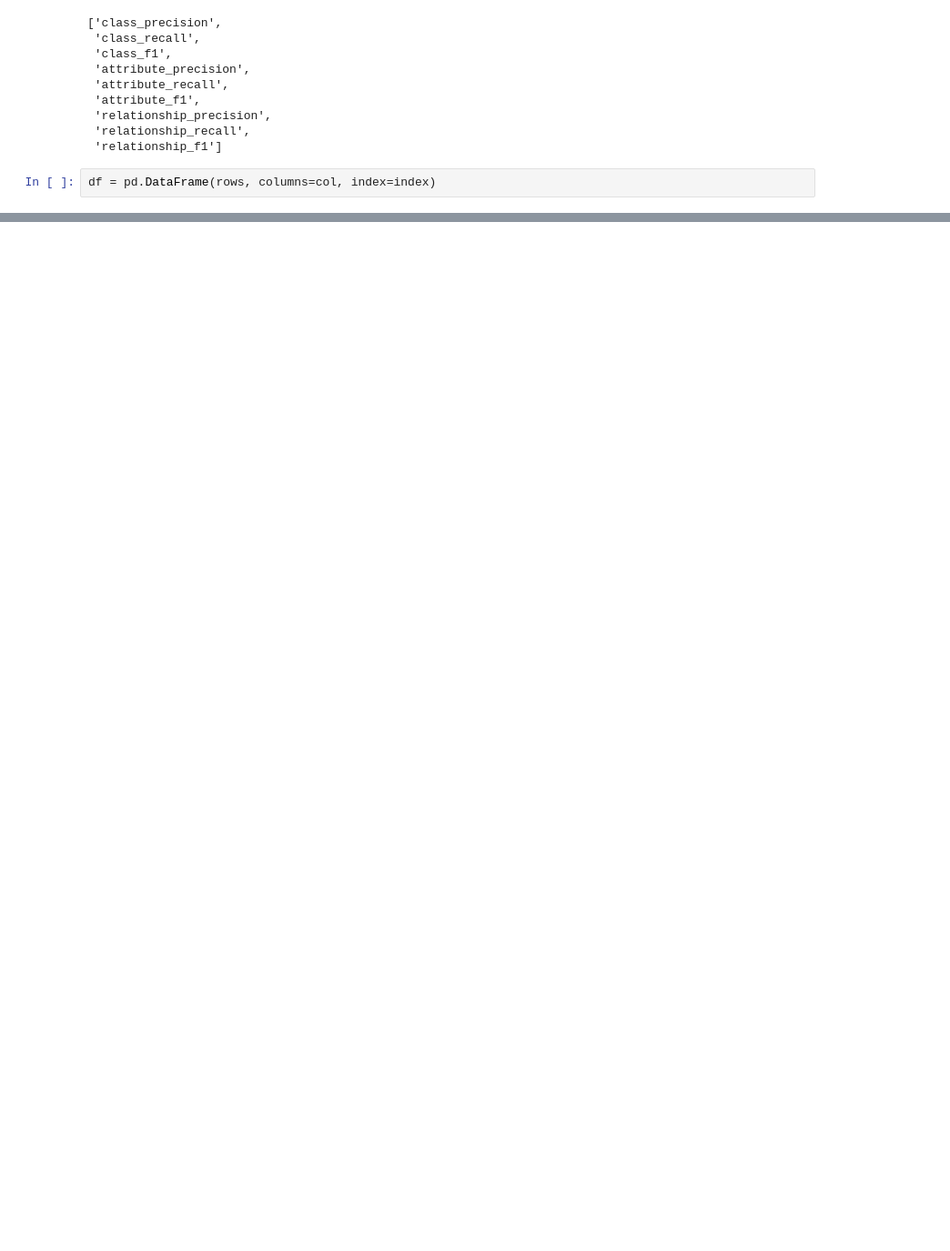
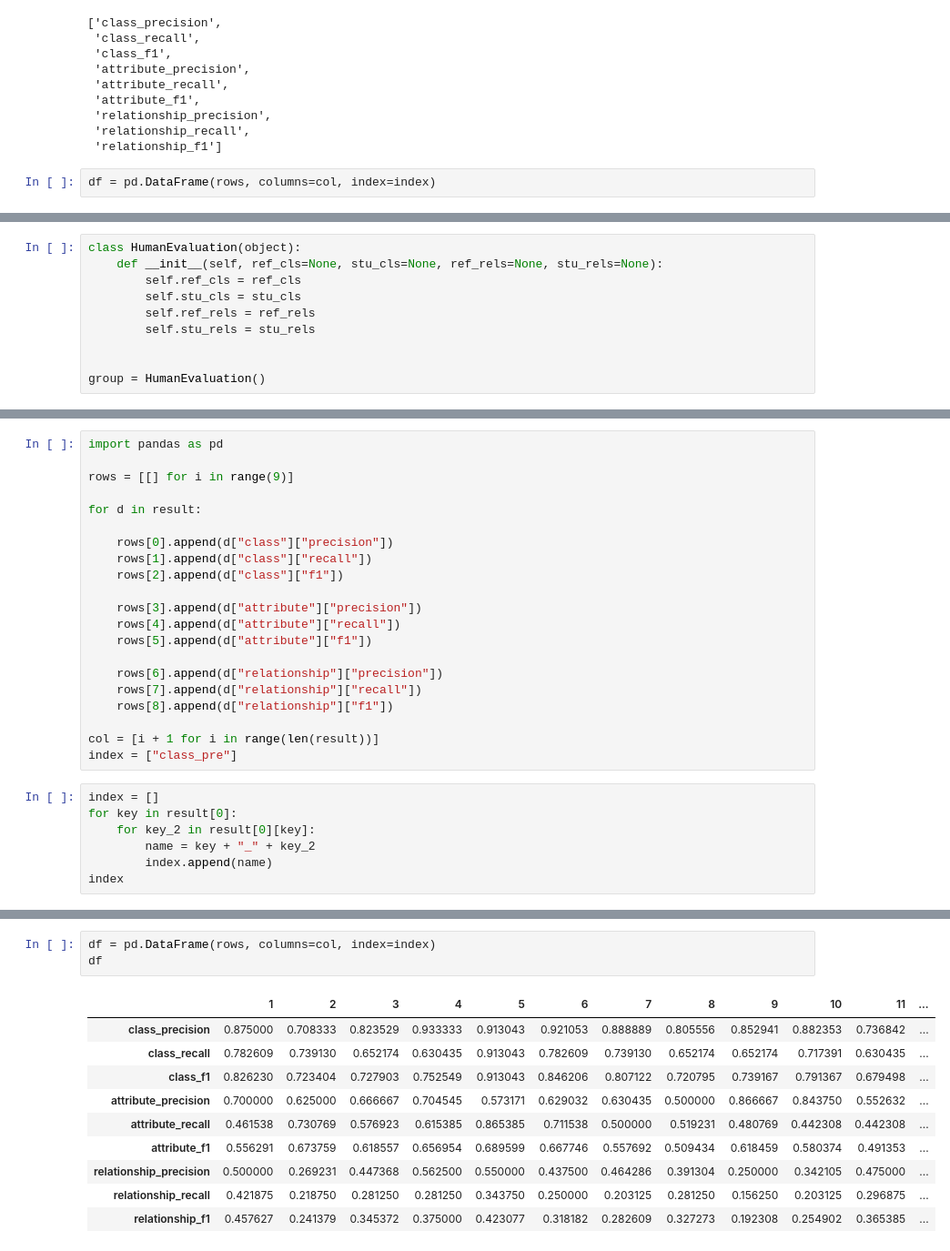
Before and after one commit to ChenKua/Domain_Model_Evaluation, a Jupyter notebook: main.ipynb, the cells around one changed output, grey strips where cells are left out. Shown: that part at 91% size. Cells and saved outputs as stored; diff of their text form; blank space fills up the shorter version.

```diff
--- a/main.ipynb
+++ b/main.ipynb
@@ -212,0 +676,10 @@ df
+# %%
+class HumanEvaluation(object):
+    def __init__(self, ref_cls=None, stu_cls=None, ref_rels=None, stu_rels=None):
+        self.ref_cls = ref_cls
+        self.stu_cls = stu_cls
+        self.ref_rels = ref_rels
+        self.stu_rels = stu_rels
+
+
+group = HumanEvaluation()
@@ -212,0 +788,28 @@ df
+# %%
+import pandas as pd
+
+rows = [[] for i in range(9)]
+
+for d in result:
+
+    rows[0].append(d["class"]["precision"])
+    rows[1].append(d["class"]["recall"])
+    rows[2].append(d["class"]["f1"])
+
+    rows[3].append(d["attribute"]["precision"])
+    rows[4].append(d["attribute"]["recall"])
+    rows[5].append(d["attribute"]["f1"])
+
+    rows[6].append(d["relationship"]["precision"])
+    rows[7].append(d["relationship"]["recall"])
+    rows[8].append(d["relationship"]["f1"])
+
+col = [i + 1 for i in range(len(result))]
+index = ["class_pre"]
+# %%
+index = []
+for key in result[0]:
+    for key_2 in result[0][key]:
+        name = key + "_" + key_2
+        index.append(name)
+index
@@ -212,0 +826,14 @@ df
+# %%
+df = pd.DataFrame(rows, columns=col, index=index)
+df
+# %% [output]
+|  | 1 | 2 | 3 | 4 | 5 | 6 | 7 | 8 | 9 | 10 | 11 | ... |
+| class_precision | 0.875000 | 0.708333 | 0.823529 | 0.933333 | 0.913043 | 0.921053 | 0.888889 | 0.805556 | 0.852941 | 0.882353 | 0.736842 | ... |
+| class_recall | 0.782609 | 0.739130 | 0.652174 | 0.630435 | 0.913043 | 0.782609 | 0.739130 | 0.652174 | 0.652174 | 0.717391 | 0.630435 | ... |
+| class_f1 | 0.826230 | 0.723404 | 0.727903 | 0.752549 | 0.913043 | 0.846206 | 0.807122 | 0.720795 | 0.739167 | 0.791367 | 0.679498 | ... |
+| attribute_precision | 0.700000 | 0.625000 | 0.666667 | 0.704545 | 0.573171 | 0.629032 | 0.630435 | 0.500000 | 0.866667 | 0.843750 | 0.552632 | ... |
+| attribute_recall | 0.461538 | 0.730769 | 0.576923 | 0.615385 | 0.865385 | 0.711538 | 0.500000 | 0.519231 | 0.480769 | 0.442308 | 0.442308 | ... |
+| attribute_f1 | 0.556291 | 0.673759 | 0.618557 | 0.656954 | 0.689599 | 0.667746 | 0.557692 | 0.509434 | 0.618459 | 0.580374 | 0.491353 | ... |
+| relationship_precision | 0.500000 | 0.269231 | 0.447368 | 0.562500 | 0.550000 | 0.437500 | 0.464286 | 0.391304 | 0.250000 | 0.342105 | 0.475000 | ... |
+| relationship_recall | 0.421875 | 0.218750 | 0.281250 | 0.281250 | 0.343750 | 0.250000 | 0.203125 | 0.281250 | 0.156250 | 0.203125 | 0.296875 | ... |
+| relationship_f1 | 0.457627 | 0.241379 | 0.345372 | 0.375000 | 0.423077 | 0.318182 | 0.282609 | 0.327273 | 0.192308 | 0.254902 | 0.365385 | ... |
```
Also changed, not shown: parts of 31 cells of this notebook, 1 other file.
